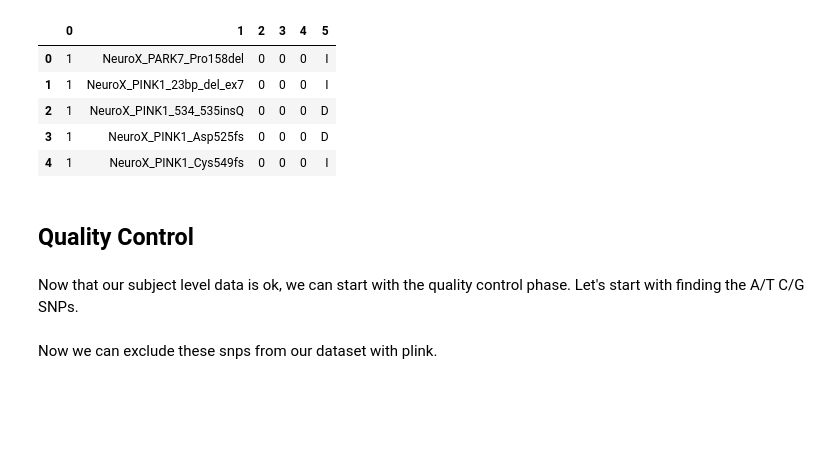
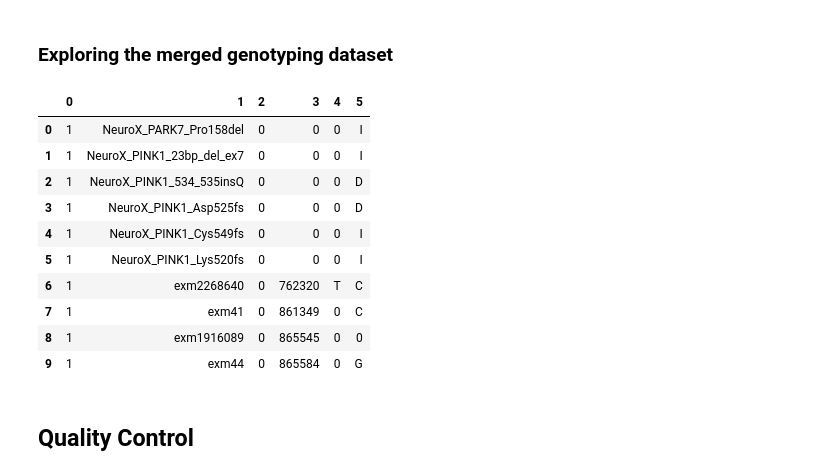
Before and after one commit to InfOmics/MUVIG, a Jupyter notebook: src/1-Preprocessing/2-QC_PCA.ipynb, the cells around one changed output. Cells and saved outputs as stored; diff of their text form; code cells hidden in the pictures; blank space fills up the shorter version.

```diff
--- a/src/1-Preprocessing/2-QC_PCA.ipynb
+++ b/src/1-Preprocessing/2-QC_PCA.ipynb
@@ -13,14 +30,22 @@ import seaborn as sns
+# %%
+ppmi_merge_fn = "../../data/genotyping/PPMI_merge"
+ppmi_merge_bim_fn = "../../data/genotyping/PPMI_merge.bim"
+# %% [markdown]
+### Exploring the merged genotyping dataset
 # %%
-bim = pd.read_csv("Data/PPMI_merged.bim",sep="\t", header = None)
-bim.head()
+ppmi_merge_bim = pd.read_csv(ppmi_merge_bim_fn, sep="\t", header=None)
+ppmi_merge_bim.head(n=10)
 # %% [output]
 |  | 0 | 1 | 2 | 3 | 4 | 5 |
 | 0 | 1 | NeuroX_PARK7_Pro158del | 0 | 0 | 0 | I |
 | 1 | 1 | NeuroX_PINK1_23bp_del_ex7 | 0 | 0 | 0 | I |
 | 2 | 1 | NeuroX_PINK1_534_535insQ | 0 | 0 | 0 | D |
 | 3 | 1 | NeuroX_PINK1_Asp525fs | 0 | 0 | 0 | D |
 | 4 | 1 | NeuroX_PINK1_Cys549fs | 0 | 0 | 0 | I |
+| 5 | 1 | NeuroX_PINK1_Lys520fs | 0 | 0 | 0 | I |
+| 6 | 1 | exm2268640 | 0 | 762320 | T | C |
+| 7 | 1 | exm41 | 0 | 861349 | 0 | C |
+| 8 | 1 | exm1916089 | 0 | 865545 | 0 | 0 |
+| 9 | 1 | exm44 | 0 | 865584 | 0 | G |
 # %% [markdown]
 ## Quality Control
-# %% [markdown]
-Now that our subject level data is ok, we can start with the quality control phase. Let's start with finding the A/T C/G SNPs.
@@ -37,2 +51,0 @@ pd.DataFrame(list(badSnps_set)).to_csv("Data/QC/badSnps.txt",header=False,index=
-# %% [markdown]
-Now we can exclude these snps from our dataset with plink.
```
Also changed, not shown: parts of 114 cells of this notebook, 1 other file.
